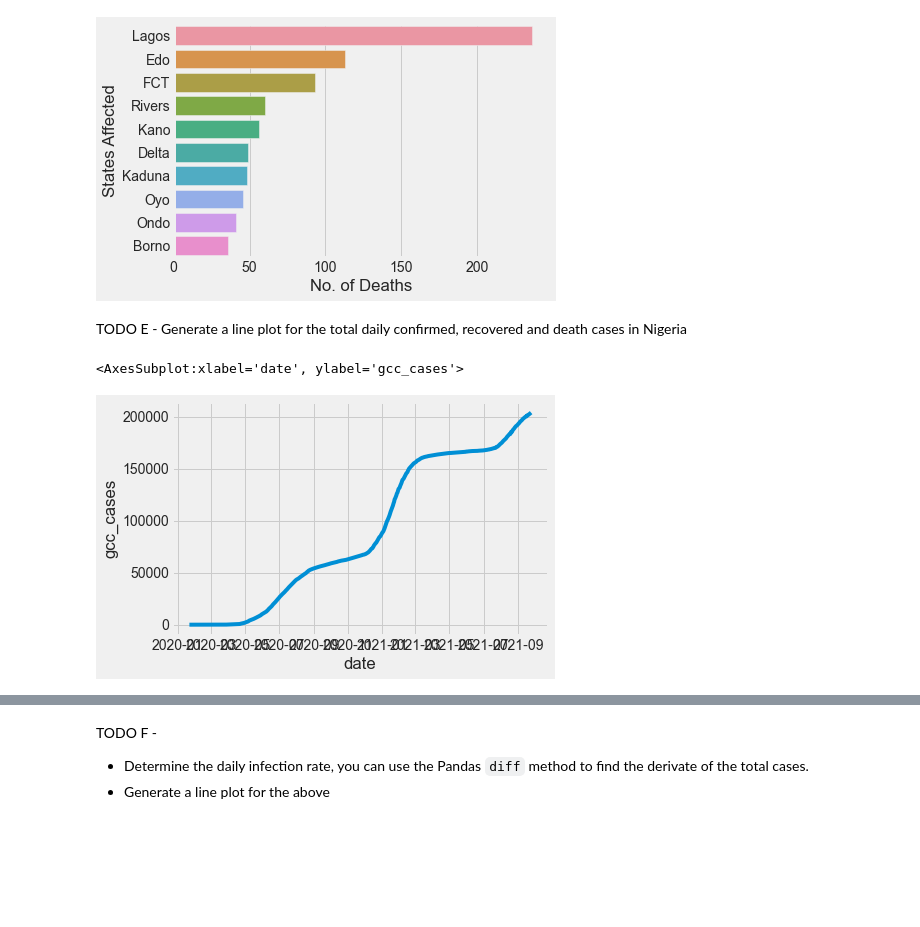
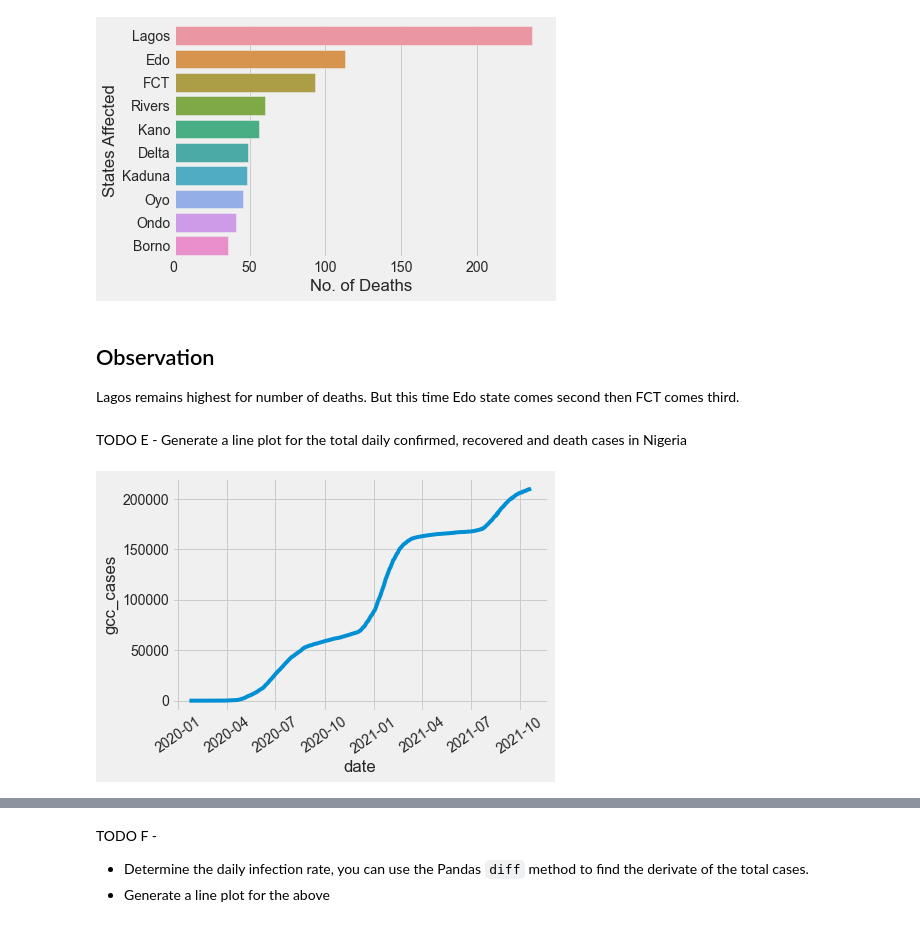
Before and after one commit to geoafrikana/Nigeria-COVID-19-Data-Analysis-Using-Python, a Jupyter notebook: covidproject.ipynb, the cells around one changed output, grey strips where cells are left out. Cells and saved outputs as stored; diff of their text form; code cells hidden in the pictures; blank space fills up the shorter version.

```diff
--- a/covidproject.ipynb
+++ b/covidproject.ipynb
@@ -531,11 +538,16 @@ sns.barplot(x='No. of Deaths',
 # %% [output]
 <AxesSubplot:xlabel='No. of Deaths', ylabel='States Affected'>
 [figure]
+# %% [markdown]
+## Observation
+
+Lagos remains highest for number of deaths. But this time Edo state comes second then FCT comes third.
 # %% [markdown]
 TODO E - Generate a line plot for the total daily confirmed, recovered and death cases in Nigeria
 # %%
 gcc_melt.head()
 sns.lineplot(x='date', y='gcc_cases', data=gcc_melt)
+plt.xticks(rotation=35)
+plt.show()
 # %% [output]
-<AxesSubplot:xlabel='date', ylabel='gcc_cases'>
-[figure, old version]
+[figure, new version]
```
Also changed, not shown: parts of 43 cells of this notebook, 3 other files.
